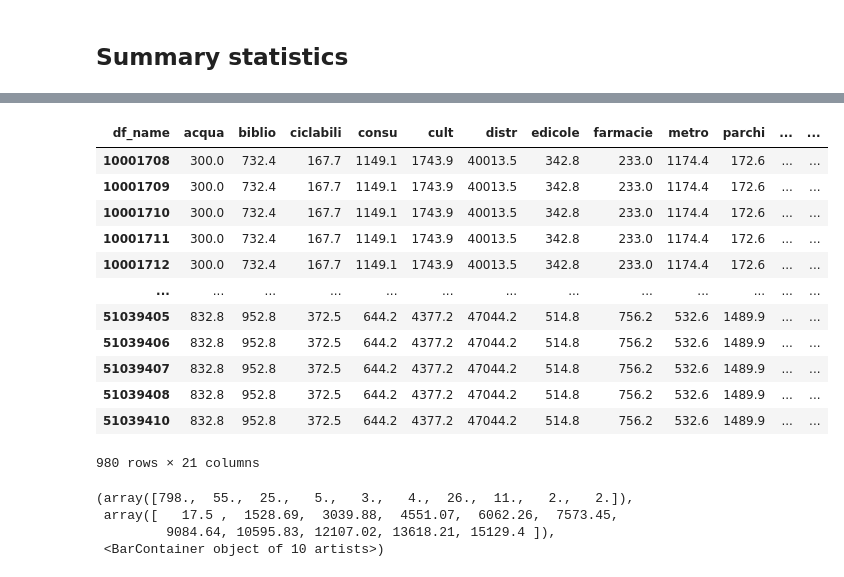
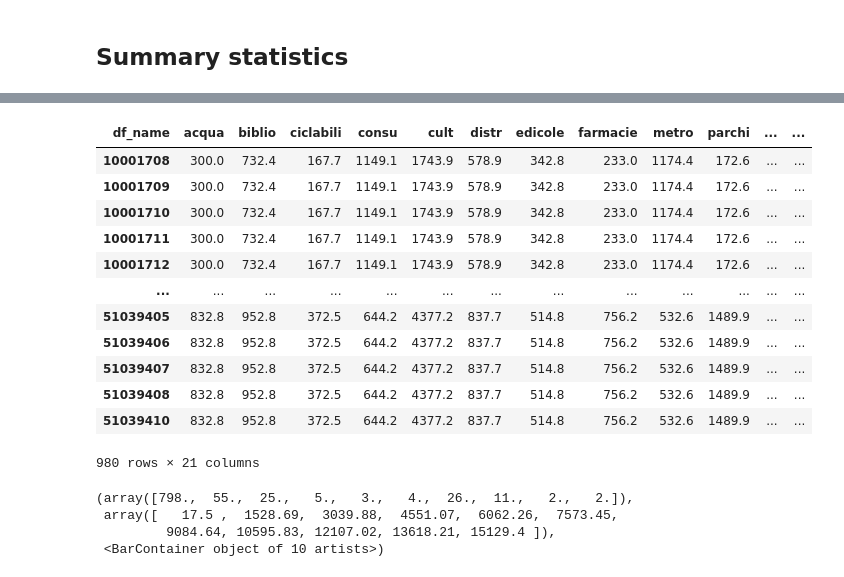
Before and after one commit to giuliofrey/bsc_thesis, a Jupyter notebook: code/analysis.ipynb, the cells around one changed output, grey strips where cells are left out. Cells and saved outputs as stored; diff of their text form; code cells hidden in the pictures.

```diff
--- a/code/analysis.ipynb
+++ b/code/analysis.ipynb
@@ -16,3 +16,7 @@ calc_df.head()
 | 3 | GIAMBELLINO | 9.153322 | 45.452348 | acqua | NaN | NaN | NaN | NaN | 4673.6 | 4673.6 | ... |
 | 4 | GRATOSOGLIO - Q.RE MISSAGLIA - Q.... | 9.171006 | 45.408128 | acqua | NaN | NaN | NaN | NaN | 5655.9 | 5655.9 | ... |
 5 rows × 988 columns
+# %%
+distr_df=pd.read_csv('../outputs/fixed_dataset.csv', low_memory=False)
+distr_df=distr_df.drop(['Unnamed: 0',], axis=1)
+distr_df
@@ -18,0 +37,7 @@ calc_df.head()
+# %%
+#replacing distr_df as they were not correctly geocoded
+calc_df_fixed = calc_df.drop(calc_df[calc_df.df_name=='distr'].index)
+calc_df_fixed = pd.concat([calc_df_fixed, distr_df])
+print('Fixed and original dataset have same lenght?', len(calc_df_fixed)==len(calc_df))
+if len(calc_df_fixed)==len(calc_df):
+    calc_df_fixed.to_csv('../outputs/calc_fixed_df.csv', index=False)
@@ -19,3 +46,5 @@ calc_df.head()
 # %% [markdown]
 ## Summary statistics
+# %%
+calc_df_fixed = calc_df_fixed.drop(calc_df_fixed[calc_df_fixed['long'].isna()].index)
 # %%
@@ -66,23 +95,23 @@ desc_services
 | uni | 83.4 | 10004301 | 14340.0 | 10004632 | 5717.250260 | 2499.368141 |
 | wifi | 6.6 | 20001801 | 13670.3 | 10004632 | 5721.010015 | 2405.848194 |
 # %%
-max_20=calc_df.groupby('df_name').min()
+max_20=calc_df_fixed.groupby('df_name').min()
 max_20=max_20.drop(['long', 'lat', 'cat1_name', 'cat2_name'], axis=1)
 max_20=max_20.T
 max_20
 # %% [output]
 | df_name | acqua | biblio | ciclabili | consu | cult | distr | edicole | farmacie | metro | parchi | ... | ... |
-| 10001708 | 300.0 | 732.4 | 167.7 | 1149.1 | 1743.9 | 40013.5 | 342.8 | 233.0 | 1174.4 | 172.6 | ... | ... |
-| 10001709 | 300.0 | 732.4 | 167.7 | 1149.1 | 1743.9 | 40013.5 | 342.8 | 233.0 | 1174.4 | 172.6 | ... | ... |
-| 10001710 | 300.0 | 732.4 | 167.7 | 1149.1 | 1743.9 | 40013.5 | 342.8 | 233.0 | 1174.4 | 172.6 | ... | ... |
-| 10001711 | 300.0 | 732.4 | 167.7 | 1149.1 | 1743.9 | 40013.5 | 342.8 | 233.0 | 1174.4 | 172.6 | ... | ... |
-| 10001712 | 300.0 | 732.4 | 167.7 | 1149.1 | 1743.9 | 40013.5 | 342.8 | 233.0 | 1174.4 | 172.6 | ... | ... |
+| 10001708 | 300.0 | 732.4 | 167.7 | 1149.1 | 1743.9 | 578.9 | 342.8 | 233.0 | 1174.4 | 172.6 | ... | ... |
+| 10001709 | 300.0 | 732.4 | 167.7 | 1149.1 | 1743.9 | 578.9 | 342.8 | 233.0 | 1174.4 | 172.6 | ... | ... |
+| 10001710 | 300.0 | 732.4 | 167.7 | 1149.1 | 1743.9 | 578.9 | 342.8 | 233.0 | 1174.4 | 172.6 | ... | ... |
+| 10001711 | 300.0 | 732.4 | 167.7 | 1149.1 | 1743.9 | 578.9 | 342.8 | 233.0 | 1174.4 | 172.6 | ... | ... |
+| 10001712 | 300.0 | 732.4 | 167.7 | 1149.1 | 1743.9 | 578.9 | 342.8 | 233.0 | 1174.4 | 172.6 | ... | ... |
 | ... | ... | ... | ... | ... | ... | ... | ... | ... | ... | ... | ... | ... |
-| 51039405 | 832.8 | 952.8 | 372.5 | 644.2 | 4377.2 | 47044.2 | 514.8 | 756.2 | 532.6 | 1489.9 | ... | ... |
-| 51039406 | 832.8 | 952.8 | 372.5 | 644.2 | 4377.2 | 47044.2 | 514.8 | 756.2 | 532.6 | 1489.9 | ... | ... |
-| 51039407 | 832.8 | 952.8 | 372.5 | 644.2 | 4377.2 | 47044.2 | 514.8 | 756.2 | 532.6 | 1489.9 | ... | ... |
-| 51039408 | 832.8 | 952.8 | 372.5 | 644.2 | 4377.2 | 47044.2 | 514.8 | 756.2 | 532.6 | 1489.9 | ... | ... |
-| 51039410 | 832.8 | 952.8 | 372.5 | 644.2 | 4377.2 | 47044.2 | 514.8 | 756.2 | 532.6 | 1489.9 | ... | ... |
+| 51039405 | 832.8 | 952.8 | 372.5 | 644.2 | 4377.2 | 837.7 | 514.8 | 756.2 | 532.6 | 1489.9 | ... | ... |
+| 51039406 | 832.8 | 952.8 | 372.5 | 644.2 | 4377.2 | 837.7 | 514.8 | 756.2 | 532.6 | 1489.9 | ... | ... |
+| 51039407 | 832.8 | 952.8 | 372.5 | 644.2 | 4377.2 | 837.7 | 514.8 | 756.2 | 532.6 | 1489.9 | ... | ... |
+| 51039408 | 832.8 | 952.8 | 372.5 | 644.2 | 4377.2 | 837.7 | 514.8 | 756.2 | 532.6 | 1489.9 | ... | ... |
+| 51039410 | 832.8 | 952.8 | 372.5 | 644.2 | 4377.2 | 837.7 | 514.8 | 756.2 | 532.6 | 1489.9 | ... | ... |
 980 rows × 21 columns
 # %%
 plt.hist(max_20['ss2'])
```
Also changed, not shown: parts of 4 cells of this notebook.
